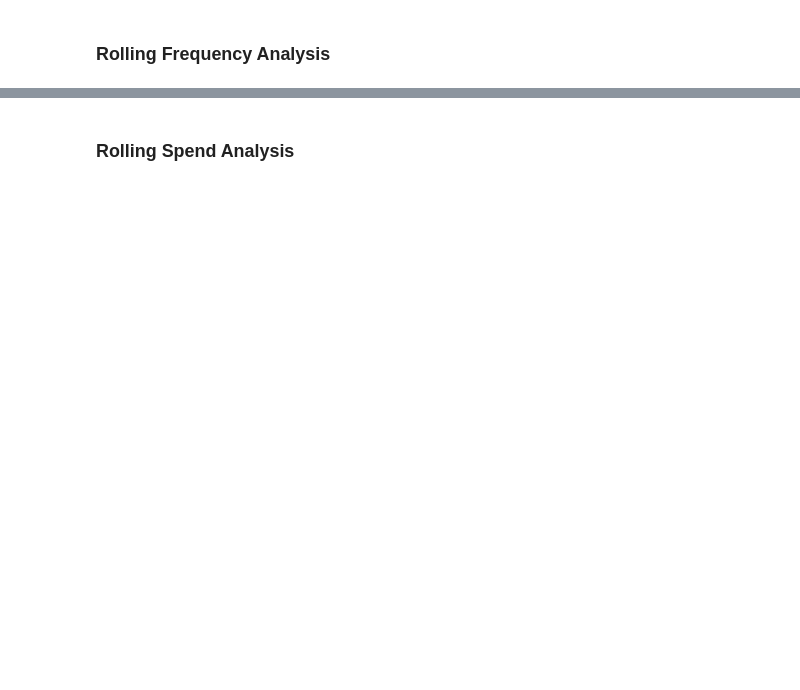
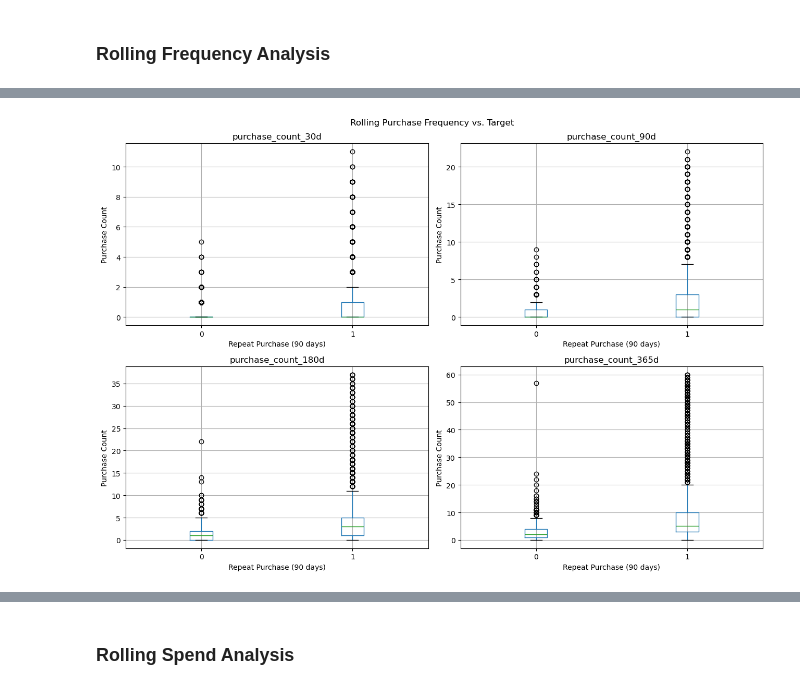
Before and after one commit to luisrafaelsoeiro/ETAI_Project, a Jupyter notebook: exploration.ipynb, the cells around one changed output, grey strips where cells are left out. Drawn from its saved outputs; the diff is of its cells as text; code cells hidden in the pictures; blank space fills up the shorter version.

```diff
--- a/exploration.ipynb
+++ b/exploration.ipynb
@@ -988,2 +1087,16 @@ Comparing categorical distributions across the training and test sets reveals su
 # %% [markdown]
 ### Rolling Frequency Analysis
+# %%
+rolling_cols = [
+    "purchase_count_30d",
+    "purchase_count_90d",
+    "purchase_count_180d",
+    "purchase_count_365d"
+]
+
+# Compare the distributions by target class
+summary = train.groupby("repeat_purchase_90d")[rolling_cols].agg(
+    ["median", "mean"]
+).T
+
+display(summary)
@@ -989,0 +1113,19 @@ Comparing categorical distributions across the training and test sets reveals su
+# %%
+
+fig, axes = plt.subplots(2, 2, figsize=(13, 9))
+
+for col, ax in zip(rolling_cols, axes.flatten()):
+    train.boxplot(
+        column=col,
+        by="repeat_purchase_90d",
+        ax=ax
+    )
+    ax.set_title(col)
+    ax.set_xlabel("Repeat Purchase (90 days)")
+    ax.set_ylabel("Purchase Count")
+
+plt.suptitle("Rolling Purchase Frequency vs. Target")
+plt.tight_layout()
+plt.show()
+# %% [output]
+[figure, added]
```
Also changed, not shown: parts of 14 cells of this notebook.
